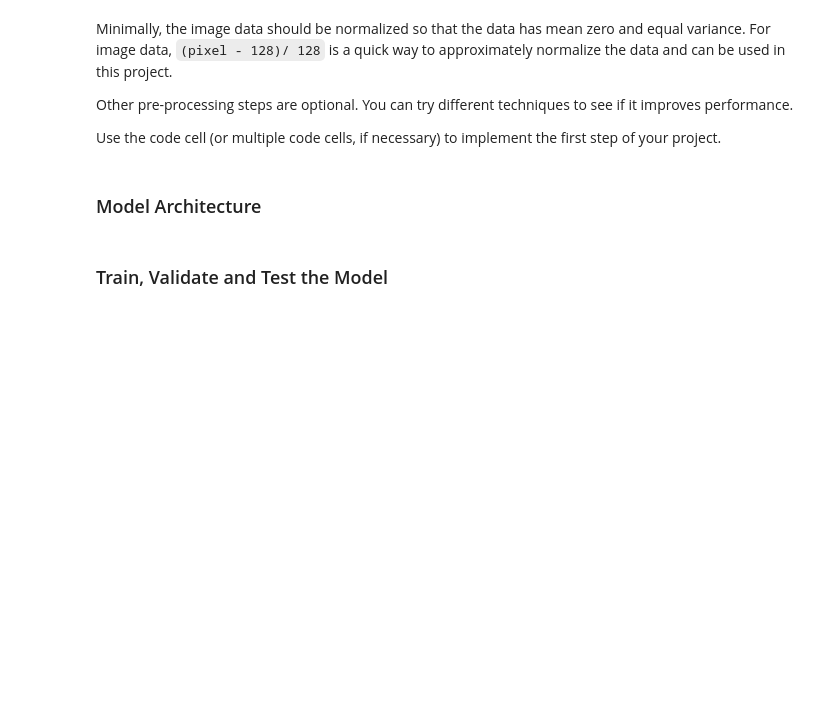
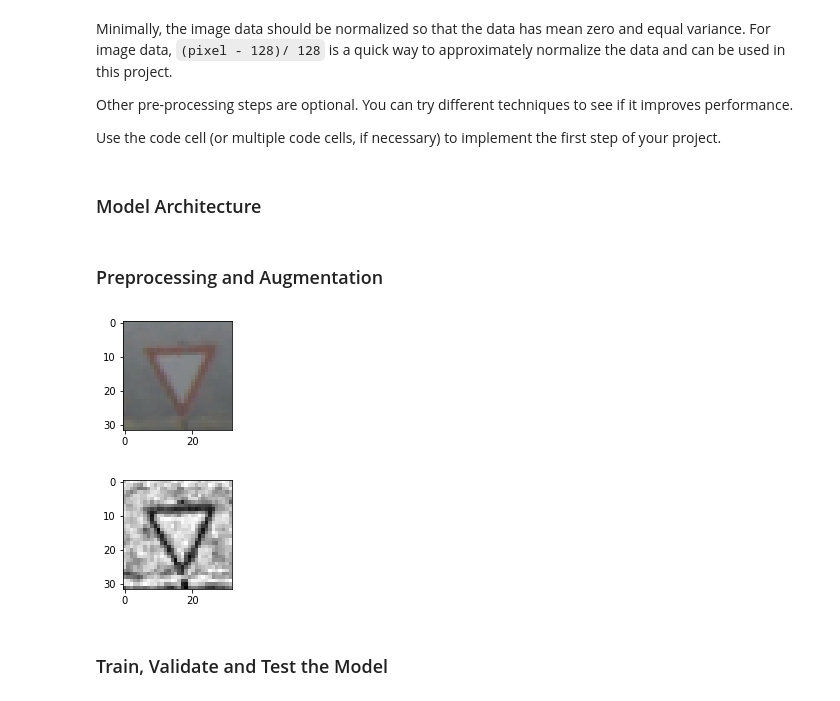
Before and after one commit to AhmedMYassin/Traffic-Sign-Classifier, a Jupyter notebook: Traffic_Sign_Classifier.ipynb, the cells around one changed output. Drawn from its saved outputs; the diff is of its cells as text; code cells hidden in the pictures; blank space fills up the shorter version.

```diff
--- a/Traffic_Sign_Classifier.ipynb
+++ b/Traffic_Sign_Classifier.ipynb
@@ -135,15 +133,17 @@ Other pre-processing steps are optional. You can try different techniques to see
 Use the code cell (or multiple code cells, if necessary) to implement the first step of your project.
 # %% [markdown]
 ### Model Architecture
+# %% [markdown]
+### Preprocessing and Augmentation
 # %%
-### Preprocess the data here. It is required to normalize the data. Other preprocessing steps could include
-### converting to grayscale, etc.
-### Feel free to use as many code cells as needed.
 from sklearn.utils import shuffle
 import matplotlib.pyplot as plt
 import cv2
 import numpy as np
 
+# Convert the data to Grayscale
+# Apply Contrast Limited Adaptive Histogram Equalization.
+# Apply Input Data Normalization
 def preprocess(x):
     n = len(x)
     x_gray = np.zeros((n,32,32),dtype=np.uint8)
@@ -159,33 +159,48 @@ def preprocess(x):
 
     return x_gray
 
+# Create rotated images and add them to the training set
 def transform_data(x,y):
     n = len(x)
 
     x_trans_1 = np.zeros((n,32,32),dtype=np.float32)
     x_trans_2 = np.zeros((n,32,32),dtype=np.float32)
 
     M1 = cv2.getRotationMatrix2D((16,16),20,1)
 
     M2 = cv2.getRotationMatrix2D((16,16),-20,1)
 
     for i in range(n):
         x_trans_1[i] = cv2.warpAffine(x[i],M1,(32,32))
         x_trans_2[i] = cv2.warpAffine(x[i],M2,(32,32))
 
     x_trans_1 = x_trans_1.reshape(n,32,32,1)
     x_trans_2 = x_trans_2.reshape(n,32,32,1)
 
     x_output = np.concatenate((np.concatenate((x,x_trans_1), axis = 0),x_trans_2), axis = 0)
     y_output = np.append(np.append(y,y),y)
 
     return (x_output,y_output)
 
+# Shuffle data for better reliability
 X_train, y_train = shuffle(X_train, y_train)
 
 X_train_pre = preprocess(X_train)
 X_valid_pre = preprocess(X_valid)
 X_test_pre = preprocess(X_test)
 
+index = random.randint(0, len(X_train))
+image_before = X_train[index].squeeze()
+image_after = X_train_pre[index].squeeze()
+plt.figure(figsize=(2,2))
+plt.imshow(image_before)
+plt.savefig('examples/dataset_ex_before.png')
+plt.figure(figsize=(2,2))
+plt.imshow(image_after,cmap='gray')
+plt.savefig('examples/dataset_ex_After.png')
+
 X_train_pre, y_train_pre = transform_data(X_train_pre, y_train)
+# %% [output]
+[figure, added]
+[figure, added]
 # %%
```
Also changed, not shown: parts of 9 cells of this notebook, 7 other files.
